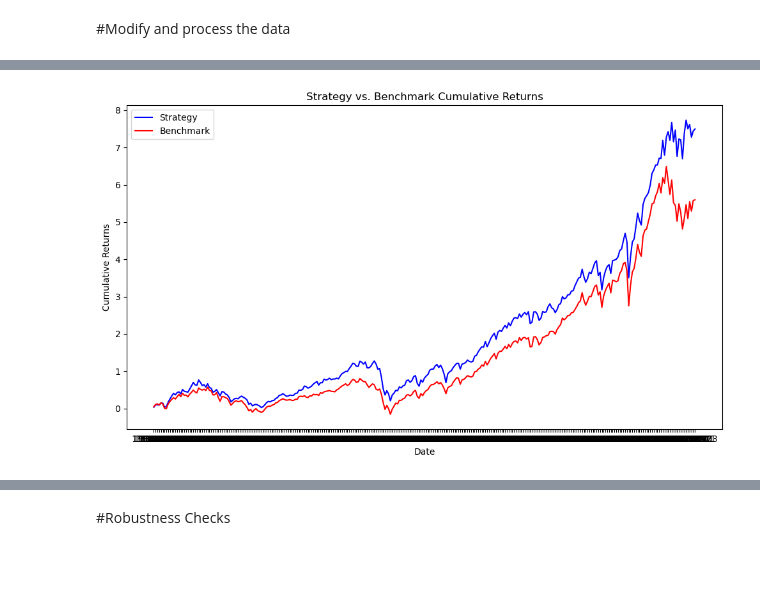
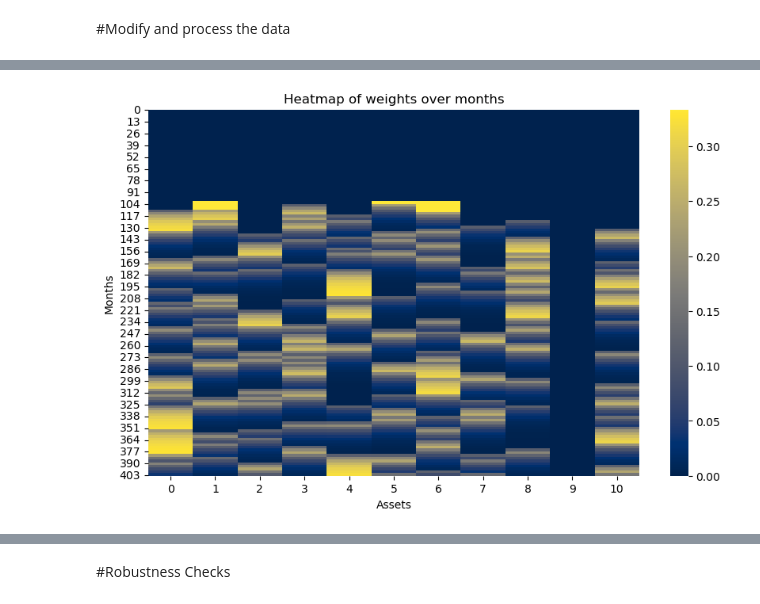
Before and after one commit to fabian-mugrauer/SPX-Industry-Momentum, a Jupyter notebook: notebooks/SPX_Industry_Momentum.ipynb, the cells around one changed output, grey strips where cells are left out. Saved outputs shown, nothing was run; the diff lists cells and outputs as text; code cells hidden in the pictures; blank space fills up the shorter version.

```diff
--- a/notebooks/SPX_Industry_Momentum.ipynb
+++ b/notebooks/SPX_Industry_Momentum.ipynb
@@ -261,0 +54,15 @@ def pmpBacktestMomentum(returns_d, rf_d, numericDate_d, lookback_period_start, l
+# %%
+def create_colorheatmap(weights):
+    """
+    Creates and displays a color-blind friendly heatmap.
+
+    Parameters:
+    - weights (2D array-like): The data to be visualized in the heatmap.
+    """
+    plt.figure(figsize=(10, 6))
+    # Using the 'cividis' colormap which is designed to be colorblind-friendly
+    sns.heatmap(weights, cmap='cividis', cbar=True)
+    plt.title("Heatmap of weights over months")
+    plt.xlabel("Assets")
+    plt.ylabel("Months")
+    plt.show()
@@ -406,2 +245,2 @@ rf_d
 # %%
-xsReturns, xsReturns_TC, totalReturns_TC, weights = pmpBacktestMomentum(returns_d, rf_d, numericDate_d, lookback_period_start, lookback_period_end, holding_period, tradingLag, startMonth, nLong, nShort, trx_cost)
+xsReturns_TC, totalReturns_TC, weights = momentum.backtest_momentum(returns_m, rf_m, lookback_period_start, lookback_period_end, holding_period, startMonth, nLong, nShort, trx_cost)
@@ -422,19 +247,4 @@ cumulative_benchmark_returns = np.cumprod(1 + returns_SPX_monthly[startMonth:].s
-# %%
-# Create a new figure and axis
-fig, ax = plt.subplots(figsize=(10, 6))
-
-# Plot the strategy and benchmark returns
-ax.plot(dates4plot[startMonth:], cumulative_strategy_returns, label='Strategy', color='blue')
-ax.plot(dates4plot[startMonth:], cumulative_benchmark_returns, label='Benchmark', color='red')
-
-# Add labels, title, and legend
-ax.set_xlabel('Date')
-ax.set_ylabel('Cumulative Returns')
-ax.set_title('Strategy vs. Benchmark Cumulative Returns')
-ax.legend()
-
-# Display the plot
-plt.tight_layout()
-plt.show()
-# %% [output]
-[figure, removed]
+# %%
+create_colorheatmap(weights)
+# %% [output]
+[figure, added]
```
Also changed, not shown: parts of 25 cells of this notebook.
